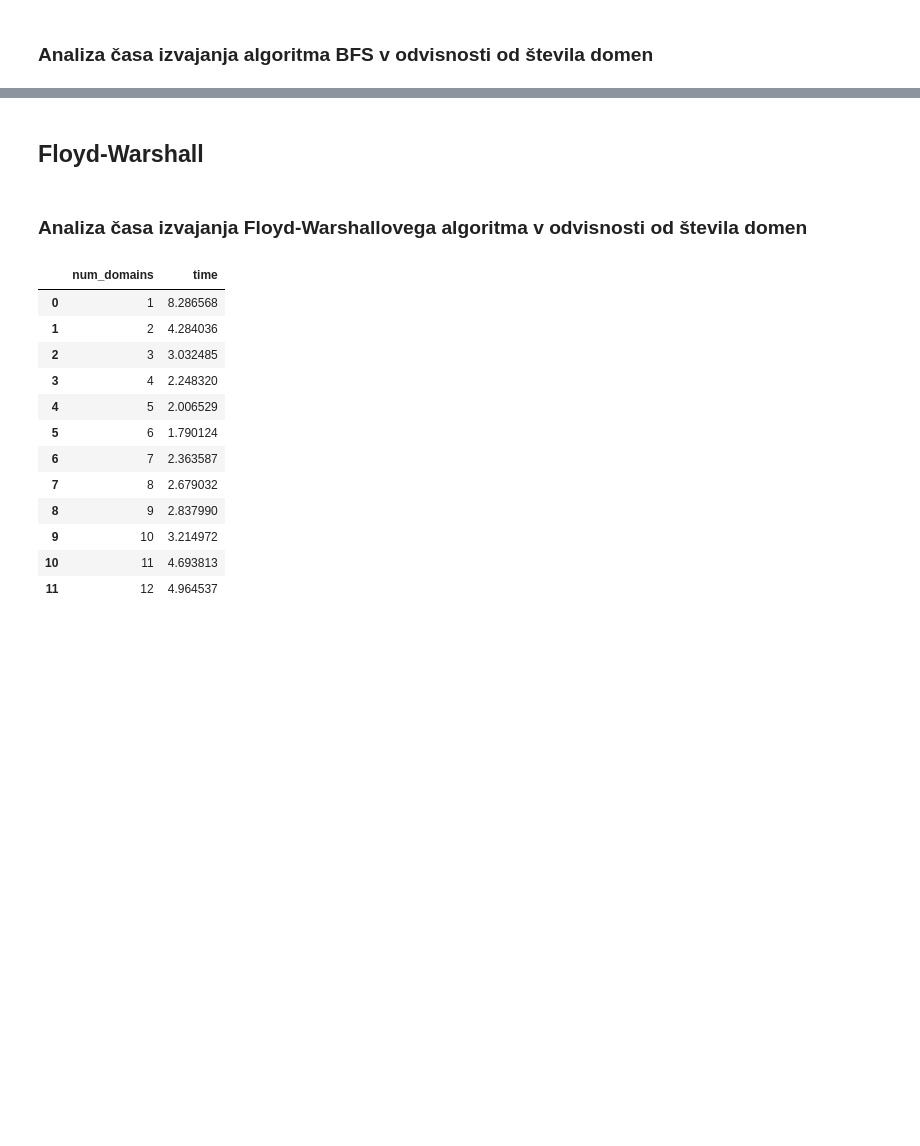
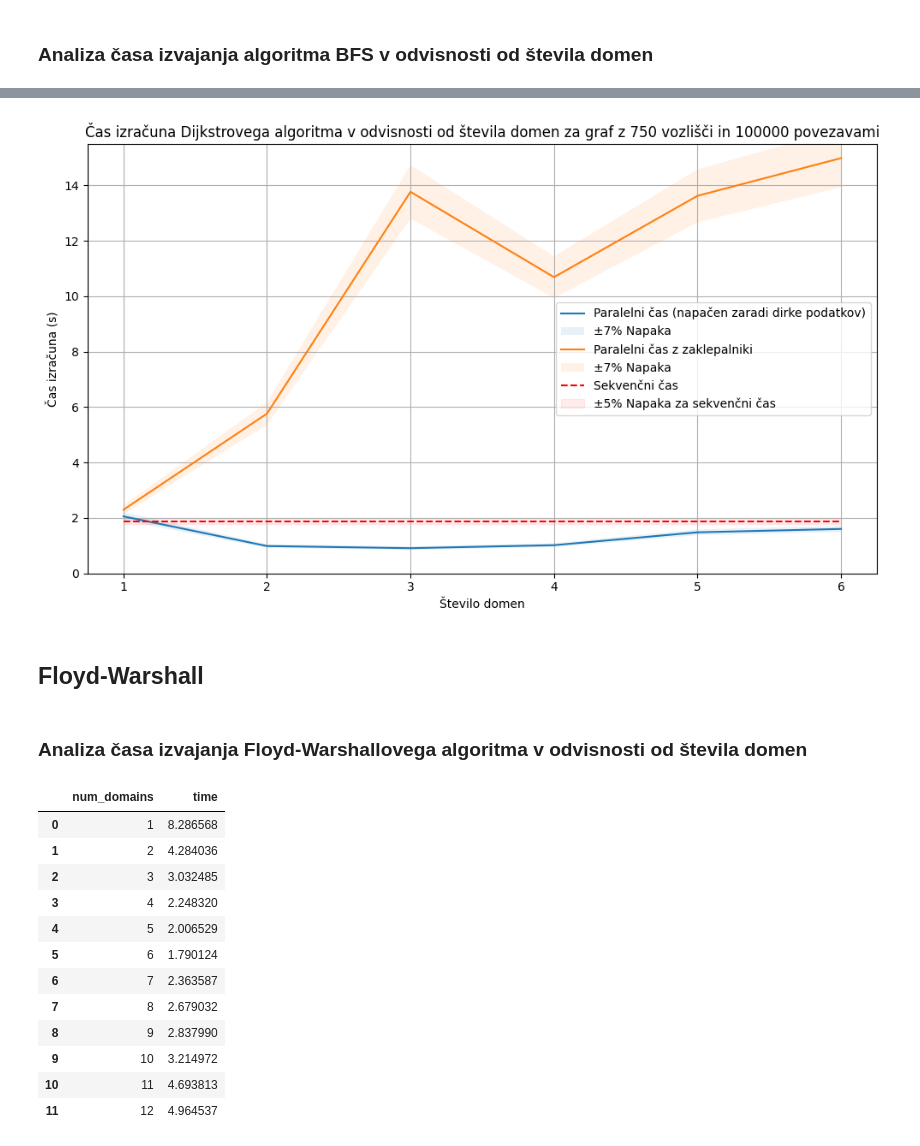
Before and after one commit to tjazerzen/Avtomatska-paralelizacija-v-OCamlu, a Jupyter notebook: playground/graph/computation_time_analysis/computation_time_analysis.ipynb, the cells around one changed output, grey strips where cells are left out. Cells and saved outputs as stored; diff of their text form; code cells hidden in the pictures; blank space fills up the shorter version.

Commit message:
dodal zaklepalnike v dijkstrov algoritem. Posodobil diplomsko delo

```diff
--- a/playground/graph/computation_time_analysis/computation_time_analysis.ipynb
+++ b/playground/graph/computation_time_analysis/computation_time_analysis.ipynb
@@ -333,3 +240,39 @@ plt.show()
+# %%
+# Adjusting approach to ensure data compatibility and avoid the error
+# This involves directly manipulating data frames and ensuring no operations lead to unexpected data types
+df_regular = df_dijkstra_par_domains[df_dijkstra_par_domains['par_type'] == 'regular']
+df_with_mutex = df_dijkstra_par_domains[df_dijkstra_par_domains['par_type'] == 'with_mutex']
+dijkstra_seq_computation_time = 1.89
+error_margin_seq = dijkstra_seq_computation_time * 0.05
+
+# Recalculate error margins with corrected data types
+parallel_error_margin = 0.07
+
+plt.figure(figsize=(10, 6))
+
+# Plotting the lines for 'regular' and 'with_mutex' with their respective error margins
+for label, df in [('Paralelni čas (napačen zaradi dirke podatkov)', df_regular), ('Paralelni čas z zaklepalniki', df_with_mutex)]:
+    plt.plot(df['num_domains'], df['time'], label=label)
+    plt.fill_between(df['num_domains'], df['time'] - df['time'] * parallel_error_margin, df['time'] + df['time'] * parallel_error_margin, alpha=0.1, label='±7% Napaka')
+
+# Adding a horizontal line for sequential computation time and its error margin
+plt.hlines(dijkstra_seq_computation_time, df_dijkstra_par_domains['num_domains'].min(), df_dijkstra_par_domains['num_domains'].max(), colors='r', linestyles='--', label='Sekvenčni čas')
+plt.fill_betweenx([dijkstra_seq_computation_time - error_margin_seq, dijkstra_seq_computation_time + error_margin_seq], df_dijkstra_par_domains['num_domains'].min(), df_dijkstra_par_domains['num_domains'].max(), color='red', alpha=0.07, label='±5% Napaka za sekvenčni čas')
+
+plt.xlabel('Število domen')
+plt.ylabel('Čas izračuna (s)')
+plt.title('Čas izračuna Dijkstrovega algoritma v odvisnosti od števila domen za graf z 750 vozlišči in 100000 povezavami')
+plt.legend()
+plt.xticks(df_dijkstra_par_domains['num_domains'].unique())
+plt.grid(True)
+plt.ylim(0, max(df_dijkstra_par_domains['time'].max() + 0.5, dijkstra_seq_computation_time + error_margin_seq + 0.1))
+
+plt.tight_layout()
+plt.savefig('dijkstra_v_odvisnosti_od_stevila_domen.pdf')
+
+plt.show()
+# %% [output]
+[figure, added]
 # %% [markdown]
 ## Floyd-Warshall
 # %% [markdown]
```
Also changed, not shown: parts of 6 cells of this notebook, 8 other files.
